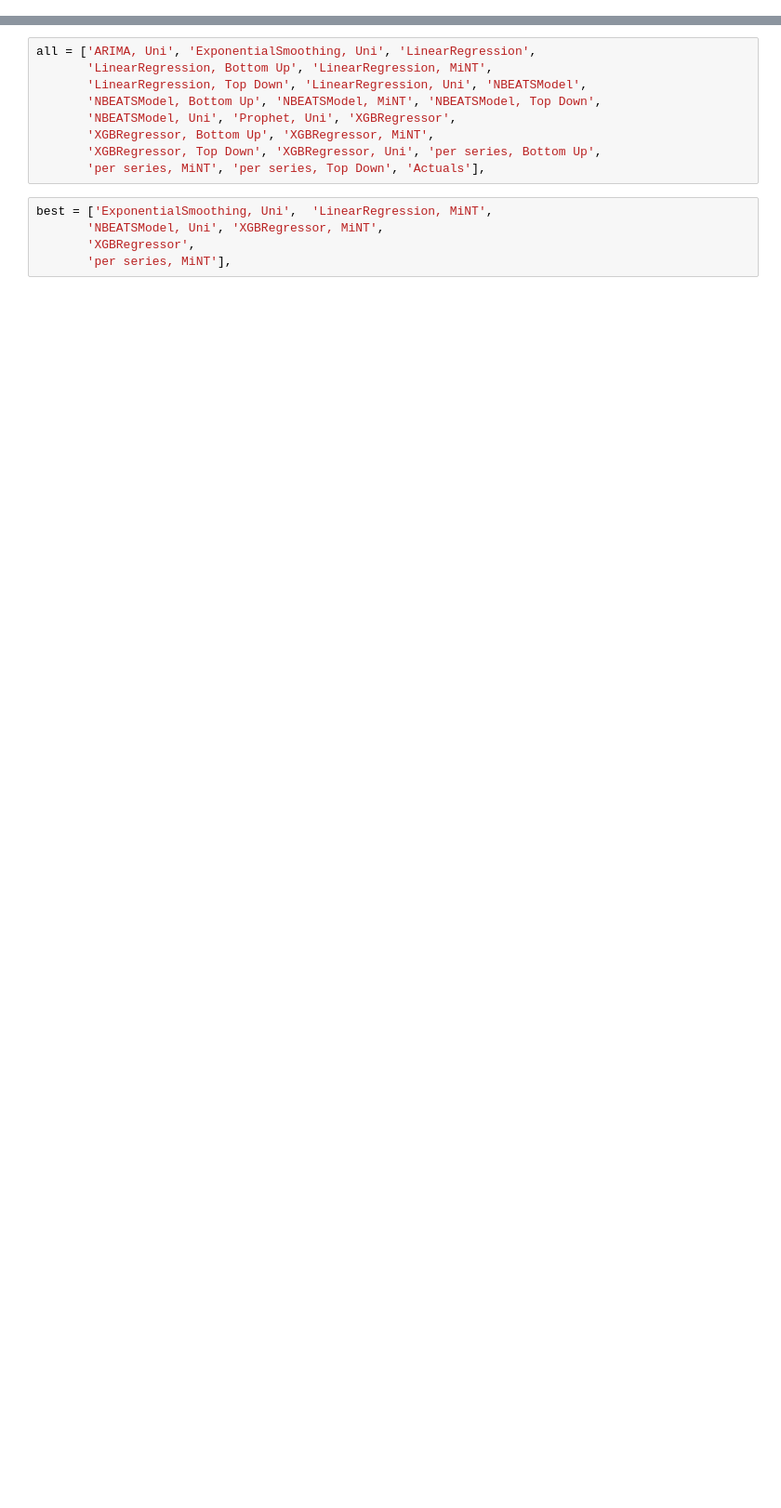
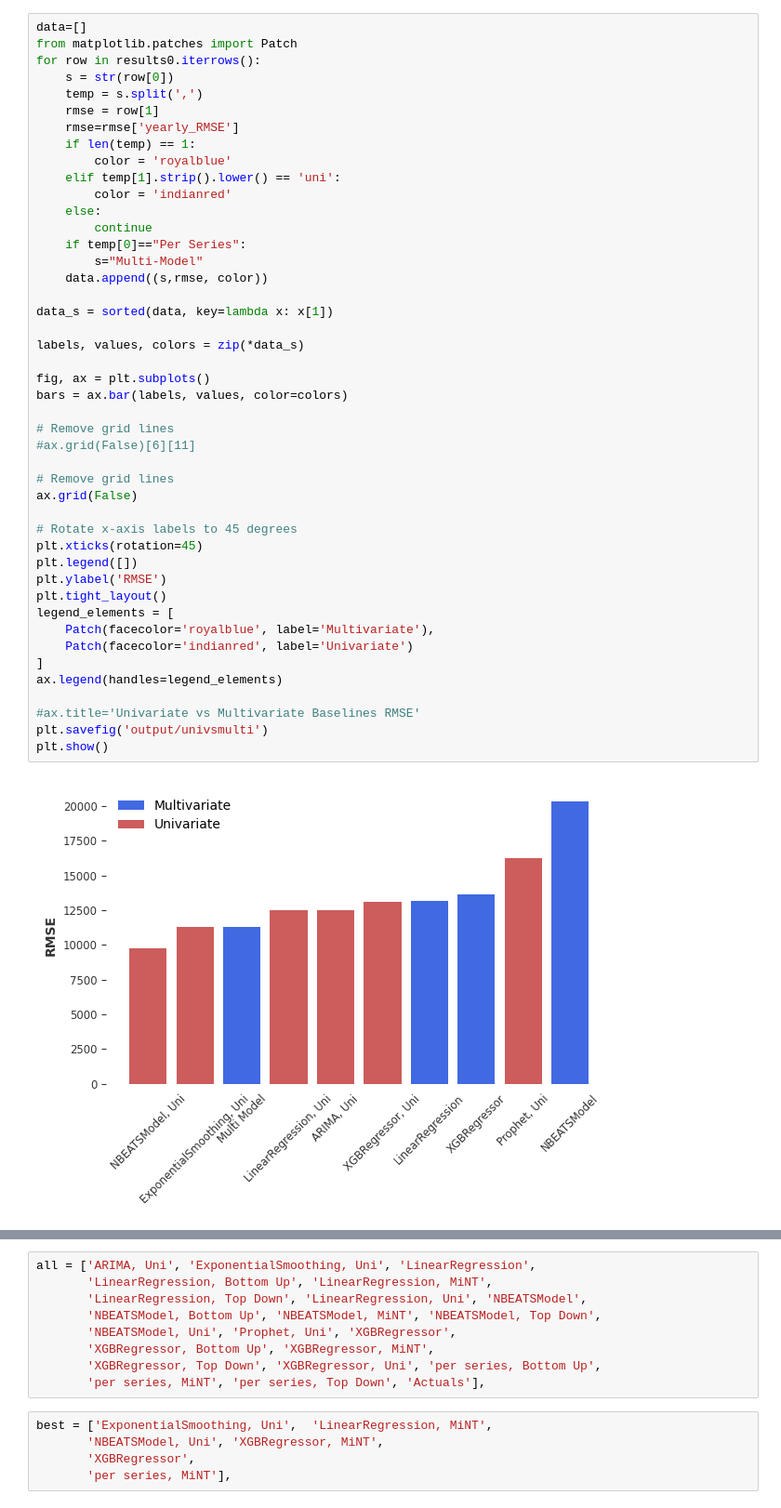
Before and after one commit to Jaewon45/hier_forecast, a Jupyter notebook: plot helper.ipynb, the cells around one changed output, grey strips where cells are left out. Shown at 93% size. Drawn from its saved outputs; the diff is of its cells as text; blank space fills up the shorter version.

```diff
--- a/plot helper.ipynb
+++ b/plot helper.ipynb
@@ -18,0 +44,47 @@ def load_val(file_path='data/SampleHierForecastingBASF_share.xlsx'):
+# %%
+data=[]
+from matplotlib.patches import Patch
+for row in results0.iterrows():
+    s = str(row[0])
+    temp = s.split(',')
+    rmse = row[1]
+    rmse=rmse['yearly_RMSE']
+    if len(temp) == 1:
+        color = 'royalblue'
+    elif temp[1].strip().lower() == 'uni':
+        color = 'indianred'
+    else:
+        continue
+    if temp[0]=="Per Series":
+        s="Multi-Model"
+    data.append((s,rmse, color))
+
+data_s = sorted(data, key=lambda x: x[1])
+
+labels, values, colors = zip(*data_s)
+
+fig, ax = plt.subplots()
+bars = ax.bar(labels, values, color=colors)
+
+# Remove grid lines
+#ax.grid(False)[6][11]
+
+# Remove grid lines
+ax.grid(False)
+
+# Rotate x-axis labels to 45 degrees
+plt.xticks(rotation=45)
+plt.legend([])
+plt.ylabel('RMSE')
+plt.tight_layout()
+legend_elements = [
+    Patch(facecolor='royalblue', label='Multivariate'),
+    Patch(facecolor='indianred', label='Univariate')
+]
+ax.legend(handles=legend_elements)
+
+#ax.title='Univariate vs Multivariate Baselines RMSE'
+plt.savefig('output/univsmulti')
+plt.show()
+# %% [output]
+[figure, added]
```
Also changed, not shown: parts of 16 cells of this notebook, 5 other files.
